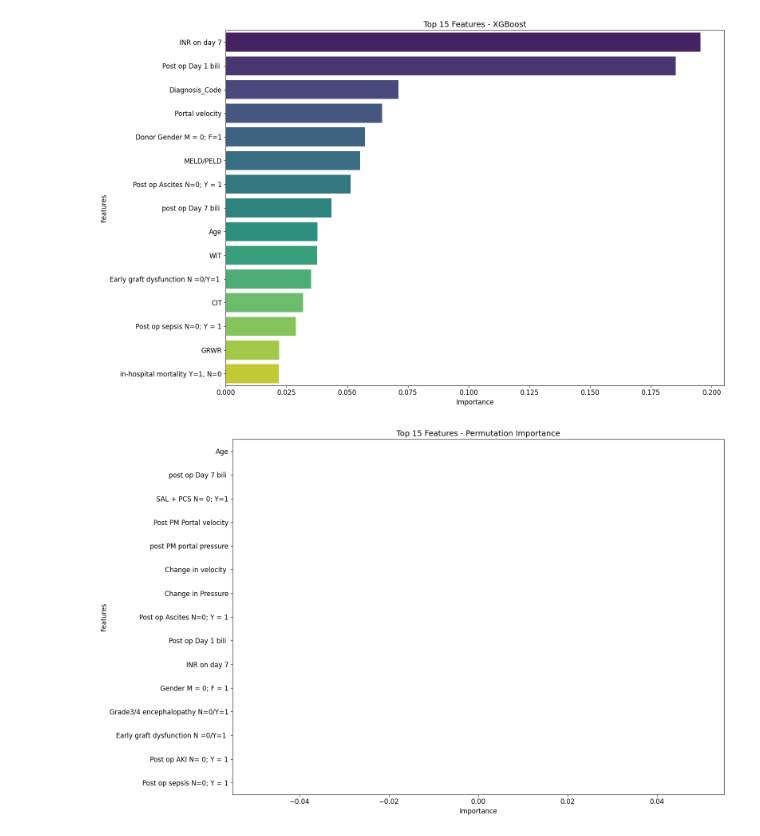
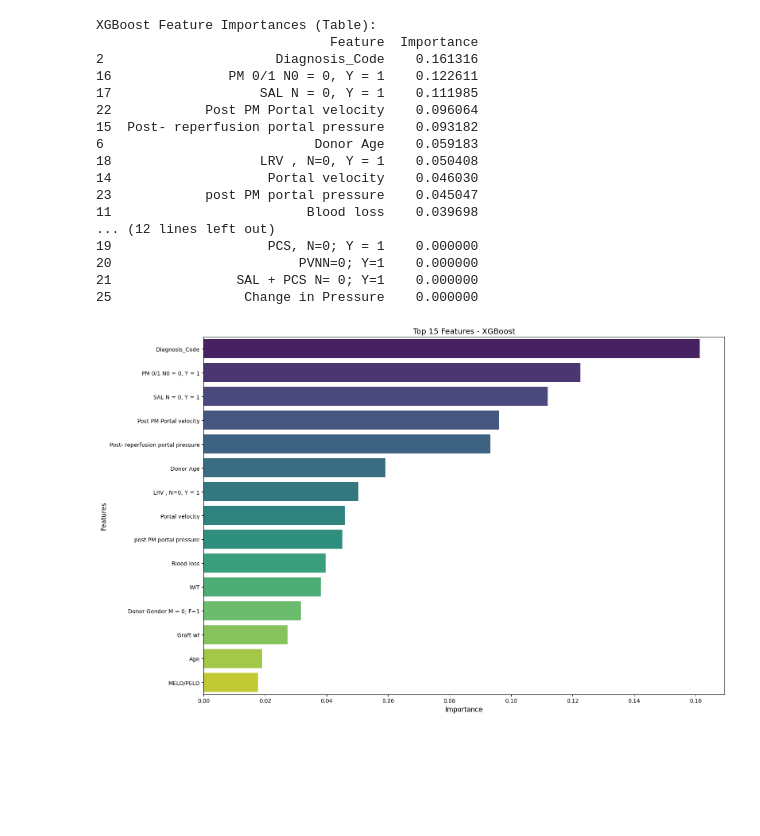
Before and after one commit to Debojyoti10/SFSS-prediction, a Jupyter notebook: notebook/model2.ipynb, the cells around one changed output. Saved outputs shown, nothing was run; the diff lists cells and outputs as text; code cells hidden in the pictures; blank space fills up the shorter version.

```diff
--- a/notebook/model2.ipynb
+++ b/notebook/model2.ipynb
@@ -70,7 +102,14 @@ X = working_df.drop('SFSS Y=1/N=0', axis=1)
 y = working_df['SFSS Y=1/N=0']
 feature_names = X.columns.tolist()  # Now contains SHORT_COL
 
-X_train, X_test, y_train, y_test = train_test_split(X, y, test_size=0.3, stratify=y, random_state=42)
+X_train, X_test, y_train, y_test = train_test_split(X, y, test_size=0.2, stratify=y, random_state=42)
+
+smote = SMOTE(sampling_strategy='auto', random_state=42)
+X_train_res, y_train_res = smote.fit_resample(X_train, y_train)
+
 scaler = StandardScaler()
-X_train_scaled = scaler.fit_transform(X_train)
+X_train_scaled = scaler.fit_transform(X_train_res)
 X_test_scaled = scaler.transform(X_test)
+
+print("After SMOTE, class distribution in training set:")
+print(pd.Series(y_train_res).value_counts())
@@ -97,20 +167,32 @@ plot_features(rf_importances, 'Random Forest')
 # %%
 # 2. XGBoost Importance
-xgb_model = XGBClassifier(random_state=42).fit(X_train_scaled, y_train)
+xgb_model = XGBClassifier(random_state=42).fit(X_train_scaled, y_train_res)
 xgb_importances = pd.DataFrame({
     'Feature': feature_names,
     'Importance': xgb_model.feature_importances_
 }).sort_values('Importance', ascending=False)
+
+# Print Feature Importances
+print("XGBoost Feature Importances (Table):")
+print(xgb_importances)
+
 plot_features(xgb_importances, 'XGBoost')
 # %% [output]
+XGBoost Feature Importances (Table):
+                              Feature  Importance
+2                      Diagnosis_Code    0.161316
+16               PM 0/1 N0 = 0, Y = 1    0.122611
+17                   SAL N = 0, Y = 1    0.111985
+22            Post PM Portal velocity    0.096064
+15  Post- reperfusion portal pressure    0.093182
+6                           Donor Age    0.059183
+18                   LRV , N=0, Y = 1    0.050408
+14                    Portal velocity    0.046030
+23            post PM portal pressure    0.045047
+11                         Blood loss    0.039698
+... (12 lines left out)
+19                    PCS, N=0; Y = 1    0.000000
+20                        PVNN=0; Y=1    0.000000
+21                SAL + PCS N= 0; Y=1    0.000000
+25                 Change in Pressure    0.000000
-[figure, old version]
+[figure, new version]
-# %%
-# 3. Permutation Importance
-perm_importance = permutation_importance(rf_model, X_test_scaled, y_test, n_repeats=10, random_state=42)
-perm_df = pd.DataFrame({
-    'Feature': feature_names,
-    'Importance': perm_importance.importances_mean
-}).sort_values('Importance', ascending=False)
-plot_features(perm_df, 'Permutation Importance', palette='mako')
-# %% [output]
-[figure, removed]
```
Also changed, not shown: parts of 14 cells of this notebook.
